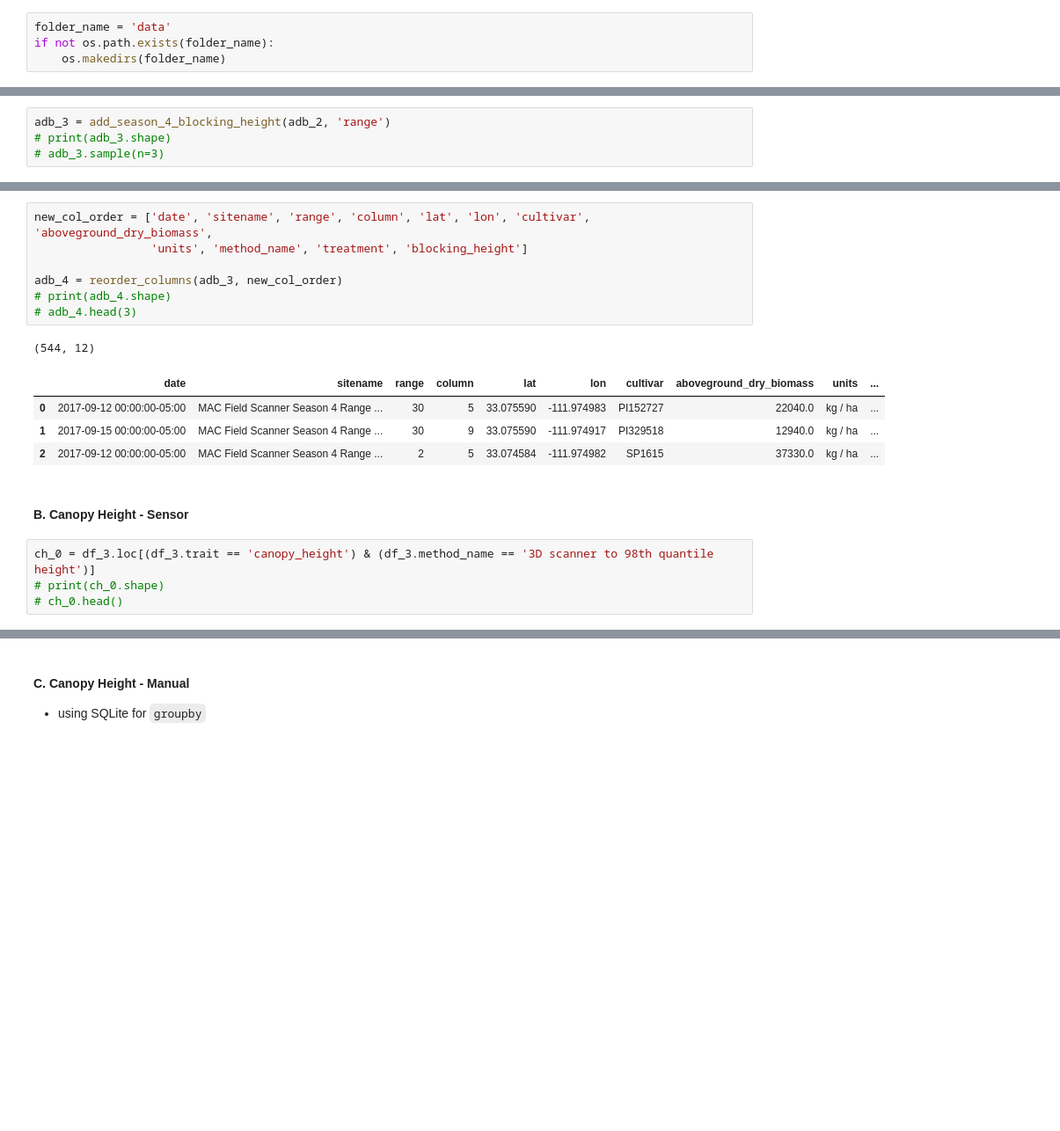
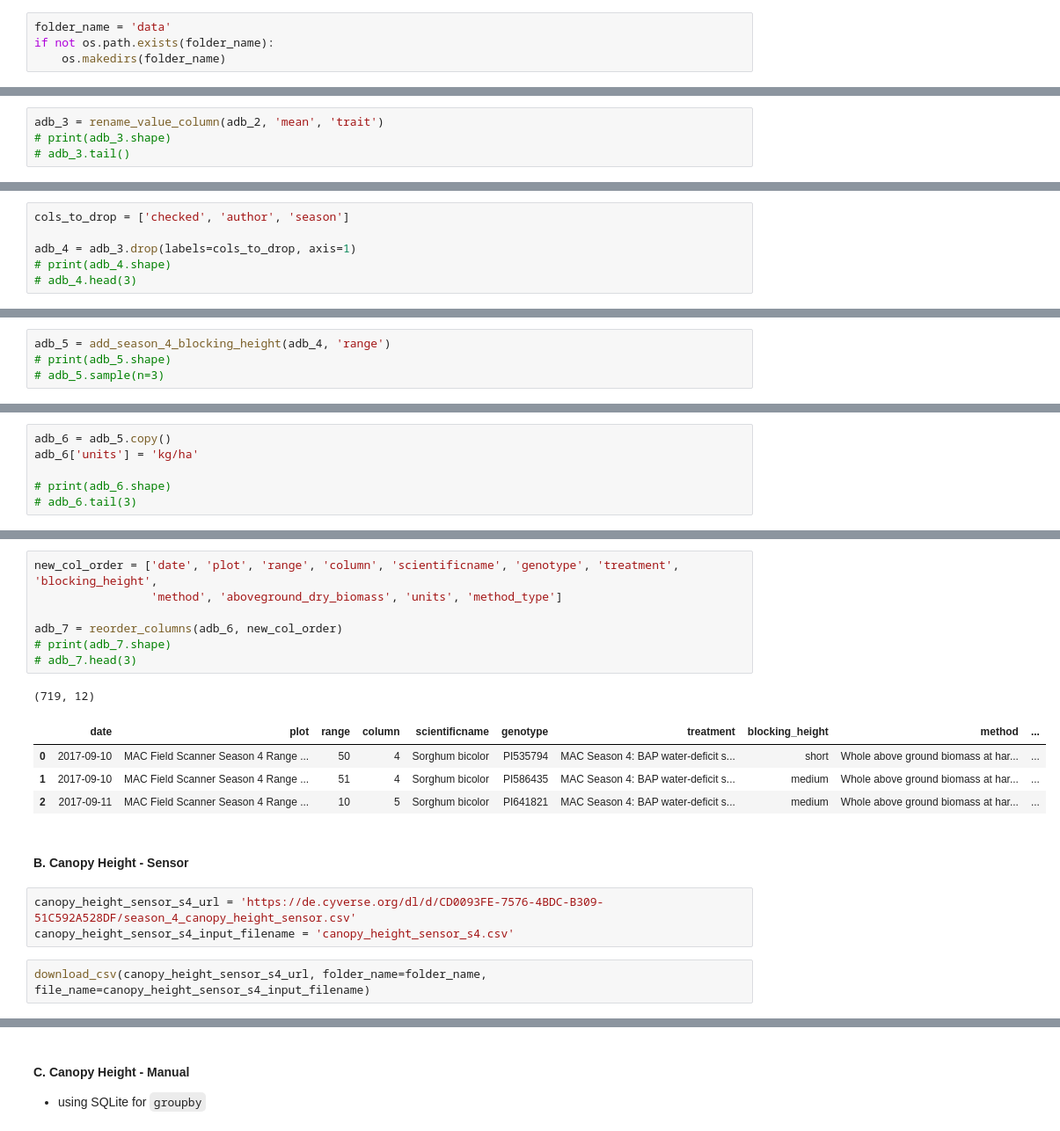
Before and after one commit to genophenoenvo/terraref-datasets, a Jupyter notebook: notebooks/mac_season_4_data_cleaning.ipynb, the cells around one changed output, grey strips where cells are left out. Shown at 88% size. Drawn from its saved outputs; the diff is of its cells as text; blank space fills up the shorter version.

Commit message:
using dryad data and correct input urls

```diff
--- a/notebooks/mac_season_4_data_cleaning.ipynb
+++ b/notebooks/mac_season_4_data_cleaning.ipynb
@@ -198,0 +225,4 @@ adb_2 = rename_value_column(adb_1, 'mean', 'trait')
+# %%
+adb_3 = rename_value_column(adb_2, 'mean', 'trait')
+# print(adb_3.shape)
+# adb_3.tail()
@@ -198,0 +237,6 @@ adb_2 = rename_value_column(adb_1, 'mean', 'trait')
+# %%
+cols_to_drop = ['checked', 'author', 'season']
+
+adb_4 = adb_3.drop(labels=cols_to_drop, axis=1)
+# print(adb_4.shape)
+# adb_4.head(3)
@@ -199,4 +249,4 @@ adb_2 = rename_value_column(adb_1, 'mean', 'trait')
 # %%
-adb_3 = add_season_4_blocking_height(adb_2, 'range')
-# print(adb_3.shape)
-# adb_3.sample(n=3)
+adb_5 = add_season_4_blocking_height(adb_4, 'range')
+# print(adb_5.shape)
+# adb_5.sample(n=3)
@@ -202,0 +261,6 @@ adb_3 = add_season_4_blocking_height(adb_2, 'range')
+# %%
+adb_6 = adb_5.copy()
+adb_6['units'] = 'kg/ha'
+
+# print(adb_6.shape)
+# adb_6.tail(3)
@@ -203,19 +273,20 @@ adb_3 = add_season_4_blocking_height(adb_2, 'range')
 # %%
-new_col_order = ['date', 'sitename', 'range', 'column', 'lat', 'lon', 'cultivar', 'aboveground_dry_biomass',
-                 'units', 'method_name', 'treatment', 'blocking_height']
+new_col_order = ['date', 'plot', 'range', 'column', 'scientificname', 'genotype', 'treatment', 'blocking_height',
+                 'method', 'aboveground_dry_biomass', 'units', 'method_type']
 
-adb_4 = reorder_columns(adb_3, new_col_order)
-# print(adb_4.shape)
-# adb_4.head(3)
+adb_7 = reorder_columns(adb_6, new_col_order)
+# print(adb_7.shape)
+# adb_7.head(3)
 # %% [output]
-(544, 12)
+(719, 12)
-|  | date | sitename | range | column | lat | lon | cultivar | aboveground_dry_biomass | units | ... |
-| 0 | 2017-09-12 00:00:00-05:00 | MAC Field Scanner Season 4 Range ... | 30 | 5 | 33.075590 | -111.974983 | PI152727 | 22040.0 | kg / ha | ... |
-| 1 | 2017-09-15 00:00:00-05:00 | MAC Field Scanner Season 4 Range ... | 30 | 9 | 33.075590 | -111.974917 | PI329518 | 12940.0 | kg / ha | ... |
-| 2 | 2017-09-12 00:00:00-05:00 | MAC Field Scanner Season 4 Range ... | 2 | 5 | 33.074584 | -111.974982 | SP1615 | 37330.0 | kg / ha | ... |
+|  | date | plot | range | column | scientificname | genotype | treatment | blocking_height | method | ... |
+| 0 | 2017-09-10 | MAC Field Scanner Season 4 Range ... | 50 | 4 | Sorghum bicolor | PI535794 | MAC Season 4: BAP water-deficit s... | short | Whole above ground biomass at har... | ... |
+| 1 | 2017-09-10 | MAC Field Scanner Season 4 Range ... | 51 | 4 | Sorghum bicolor | PI586435 | MAC Season 4: BAP water-deficit s... | medium | Whole above ground biomass at har... | ... |
+| 2 | 2017-09-11 | MAC Field Scanner Season 4 Range ... | 10 | 5 | Sorghum bicolor | PI641821 | MAC Season 4: BAP water-deficit s... | medium | Whole above ground biomass at har... | ... |
 # %% [markdown]
 #### B. Canopy Height - Sensor
-# %%
-ch_0 = df_3.loc[(df_3.trait == 'canopy_height') & (df_3.method_name == '3D scanner to 98th quantile height')]
-# print(ch_0.shape)
-# ch_0.head()
+# %%
+canopy_height_sensor_s4_url = 'https://de.cyverse.org/dl/d/CD0093FE-7576-4BDC-B309-51C592A528DF/season_4_canopy_height_sensor.csv'
+canopy_height_sensor_s4_input_filename = 'canopy_height_sensor_s4.csv'
+# %%
+download_csv(canopy_height_sensor_s4_url, folder_name=folder_name, file_name=canopy_height_sensor_s4_input_filename)
```
Also changed, not shown: parts of 62 cells of this notebook.
